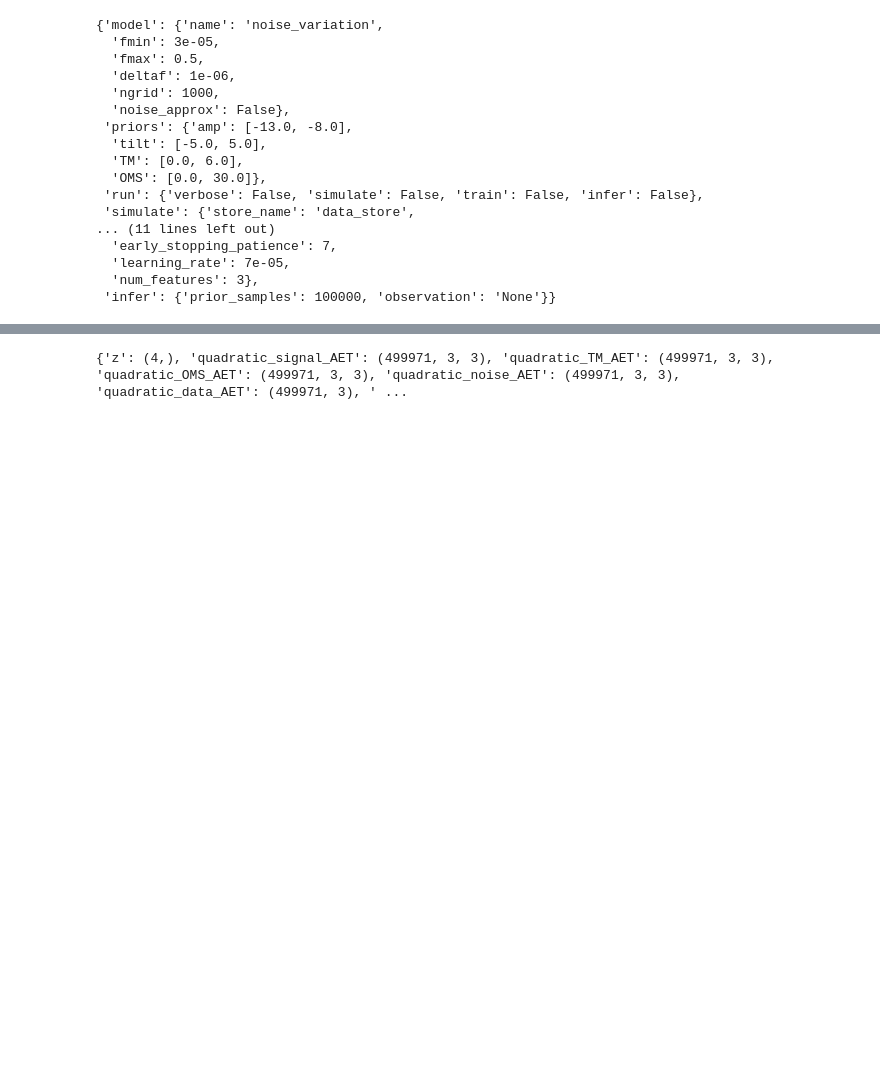
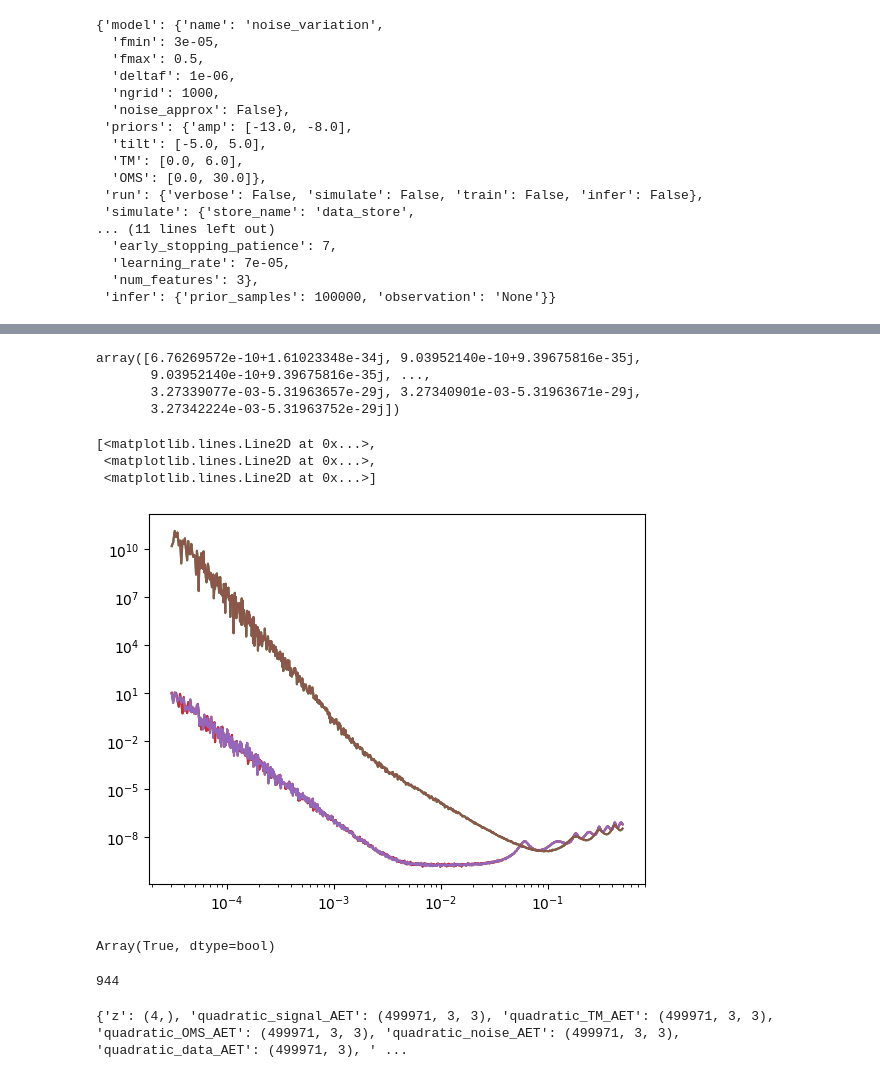
Before and after one commit to PEREGRINE-GW/saqqara, a Jupyter notebook: examples/noise_variation/workbook.ipynb, the cells around one changed output, grey strips where cells are left out. Drawn from its saved outputs; the diff is of its cells as text; code cells hidden in the pictures; blank space fills up the shorter version.

```diff
--- a/examples/noise_variation/workbook.ipynb
+++ b/examples/noise_variation/workbook.ipynb
@@ -30,3 +64,26 @@ sim = LISA_AET(config)
+# %%
+np.cumsum(sample['quadratic_data_AET'])
+# %% [output]
+array([6.76269572e-10+1.61023348e-34j, 9.03952140e-10+9.39675816e-35j,
+       9.03952140e-10+9.39675816e-35j, ...,
+       3.27339077e-03-5.31963657e-29j, 3.27340901e-03-5.31963671e-29j,
+       3.27342224e-03-5.31963752e-29j])
+# %%
+cg = sim.generate_coarse_grained_data_from_sum(sample["quadratic_data_AET"])
+cg_slow = sim.generate_coarse_grained_data(sample["quadratic_data_AET"])
+# %% [output]
+[<matplotlib.lines.Line2D at 0x...>,
+ <matplotlib.lines.Line2D at 0x...>,
+ <matplotlib.lines.Line2D at 0x...>]
+[figure, added]
+# %%
+np.any((sim.f_vec < sim.coarse_grained_bins[1]) & (sim.f_vec >= sim.coarse_grained_bins[0]))
+# %% [output]
+Array(True, dtype=bool)
+# %%
+len(sim.lengths)
+# %% [output]
+944
 # %%
 sim.graph.nodes.keys()
 shapes, dtypes = sim.get_shapes_and_dtypes()
```
Also changed, not shown: parts of 30 cells of this notebook, 6 other files.
